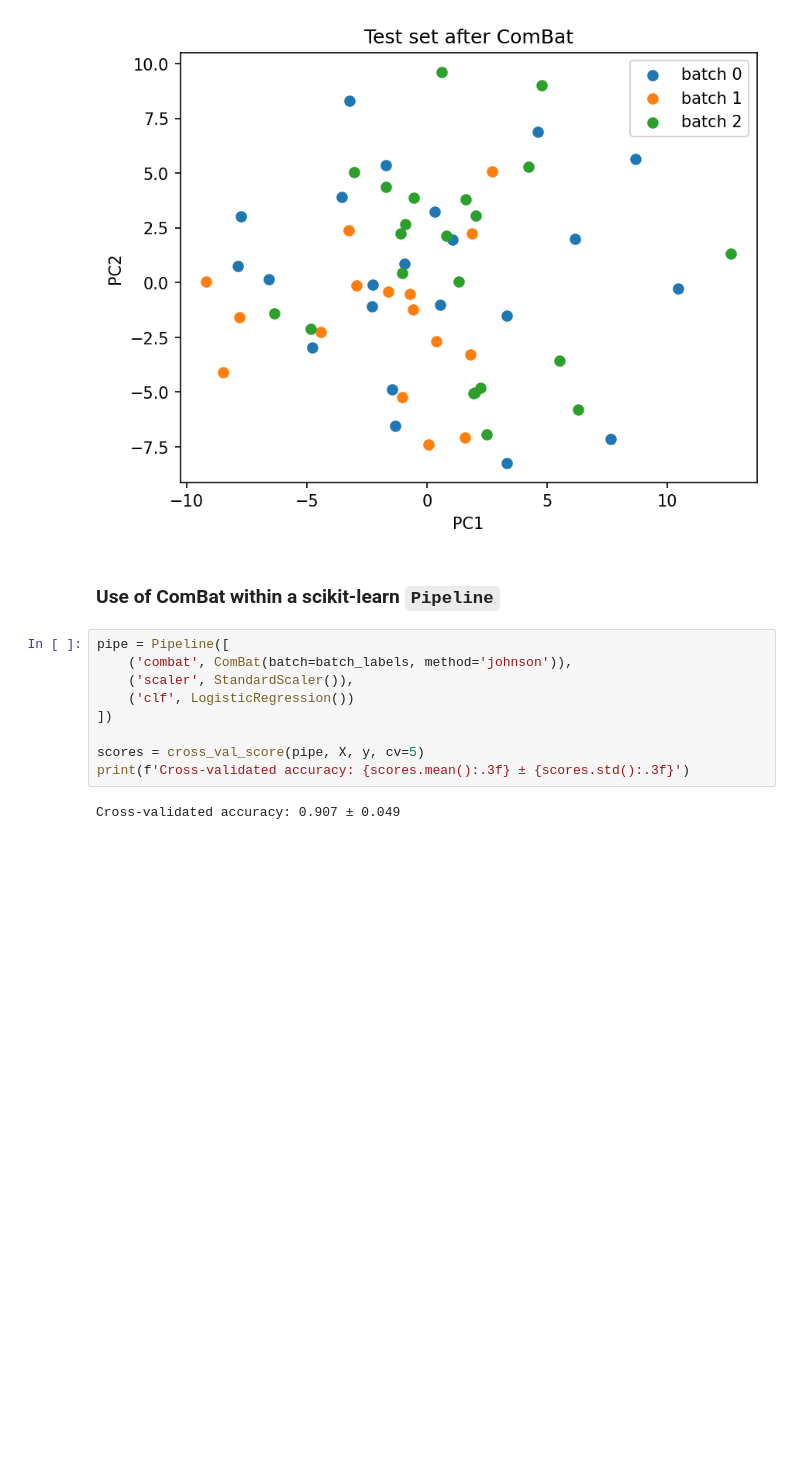
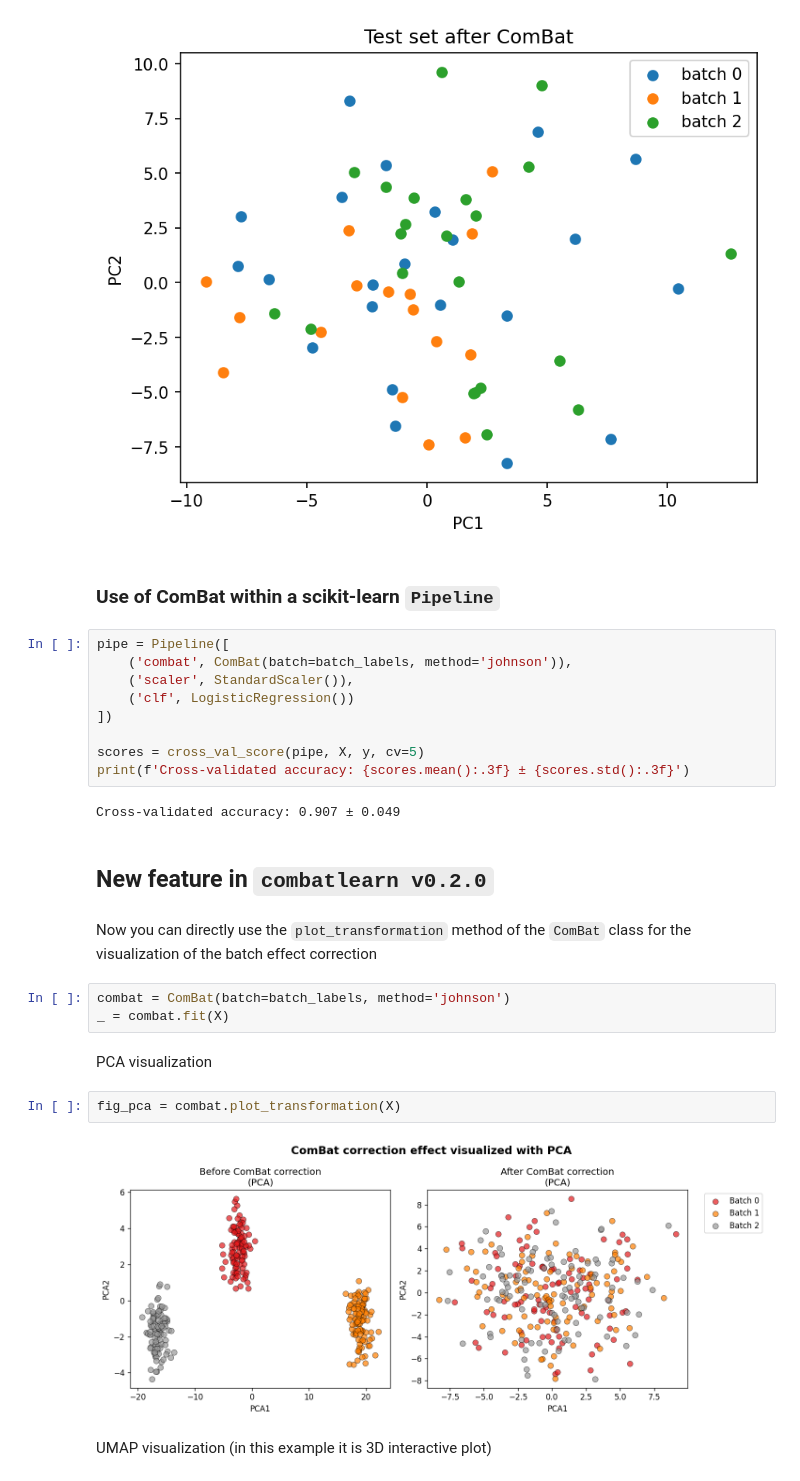
Before and after one commit to EttoreRocchi/combatlearn, a Jupyter notebook: docs/demo/combatlearn_demo.ipynb, the cells around one changed output. Cells and saved outputs as stored; diff of their text form; blank space fills up the shorter version.

```diff
--- a/docs/demo/combatlearn_demo.ipynb
+++ b/docs/demo/combatlearn_demo.ipynb
@@ -186,3 +186,18 @@ scores = cross_val_score(pipe, X, y, cv=5)
 print(f'Cross‑validated accuracy: {scores.mean():.3f} ± {scores.std():.3f}')
 # %% [output]
 Cross‑validated accuracy: 0.907 ± 0.049
+# %% [markdown]
+## New feature in `combatlearn v0.2.0`
+# %% [markdown]
+Now you can directly use the `plot_transformation` method of the `ComBat` class for the visualization of the batch effect correction
+# %%
+combat = ComBat(batch=batch_labels, method='johnson')
+_ = combat.fit(X)
+# %% [markdown]
+PCA visualization
+# %%
+fig_pca = combat.plot_transformation(X)
+# %% [output]
+[figure, added]
+# %% [markdown]
+UMAP visualization (in this example it is 3D interactive plot)
```
Also changed, not shown: parts of 4 cells of this notebook, 1 other file.
